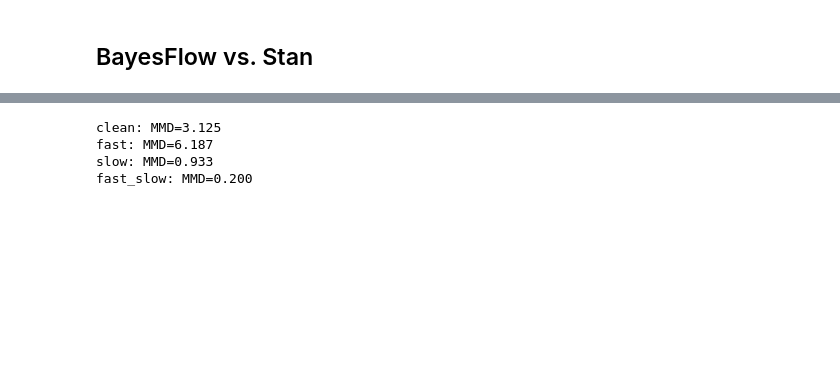
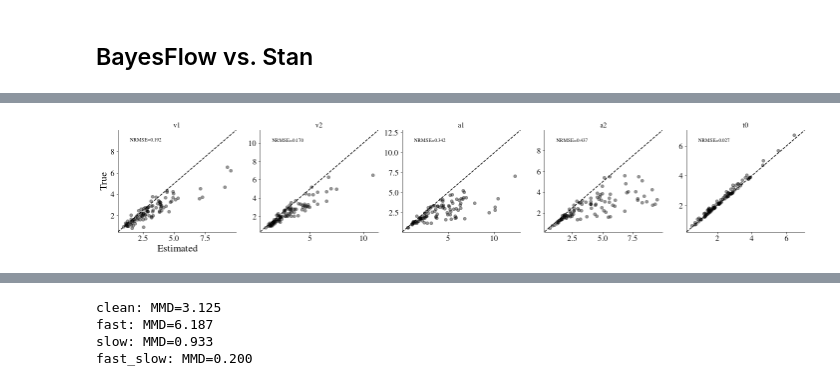
Before and after one commit to marvinschmitt/ModelMisspecificationBF, a Jupyter notebook: abf_ddm_unbounded_bf.ipynb, the cells around one changed output, grey strips where cells are left out. Saved outputs shown, nothing was run; the diff lists cells and outputs as text; code cells hidden in the pictures; blank space fills up the shorter version.

```diff
--- a/abf_ddm_unbounded_bf.ipynb
+++ b/abf_ddm_unbounded_bf.ipynb
@@ -728,0 +683,4 @@ plt.savefig(f"plots/abf_ddm_pairplot_stan_bf_legend.{FILEFORMAT}", bbox_inches="
+# %%
+true_vs_estimated(data_params, stan_means, ['v1', 'v2', 'a1', 'a2', 't0'], figsize=(20,4))
+# %% [output]
+[figure, added]
```
Also changed, not shown: parts of 28 cells of this notebook, 5 other files.
